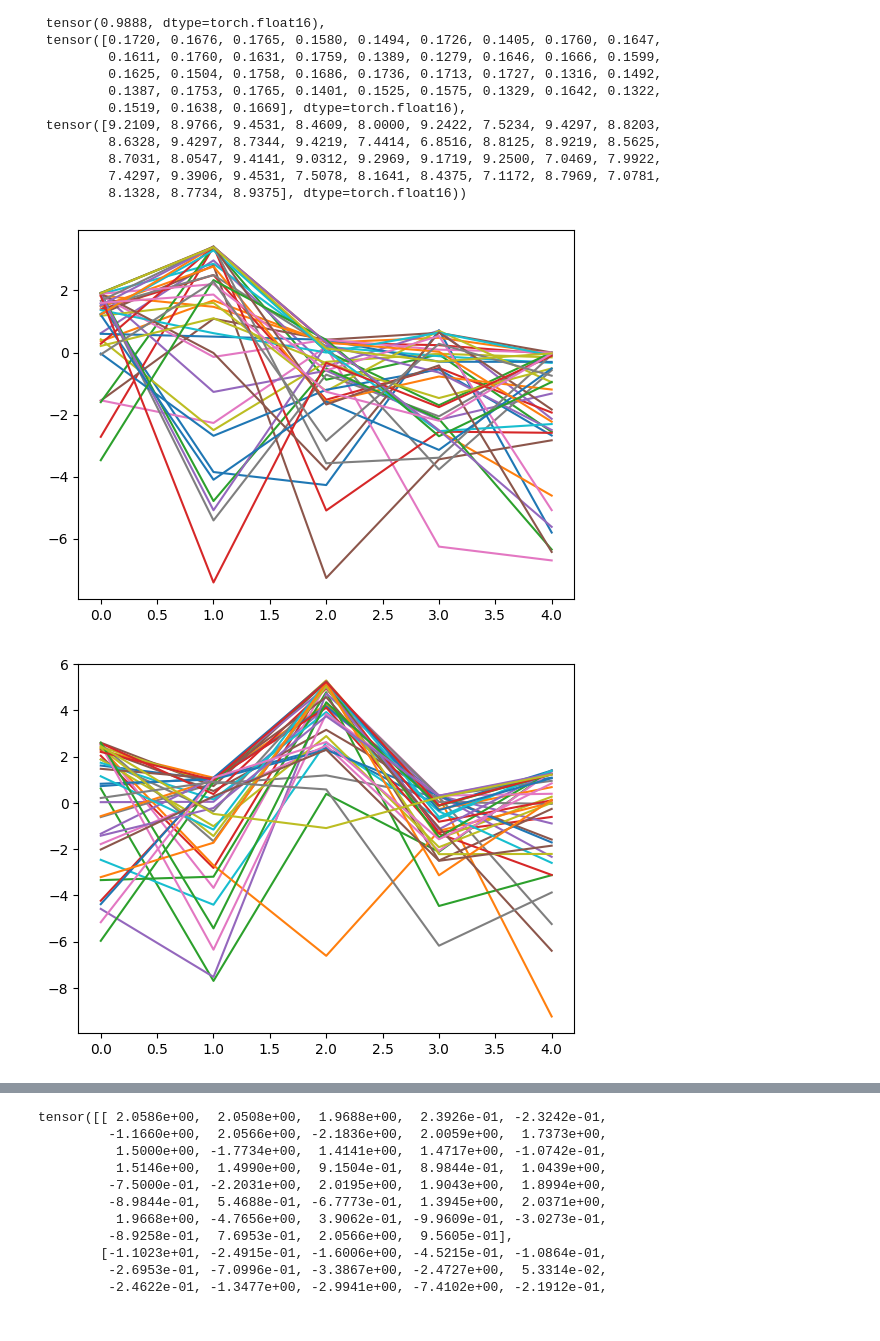
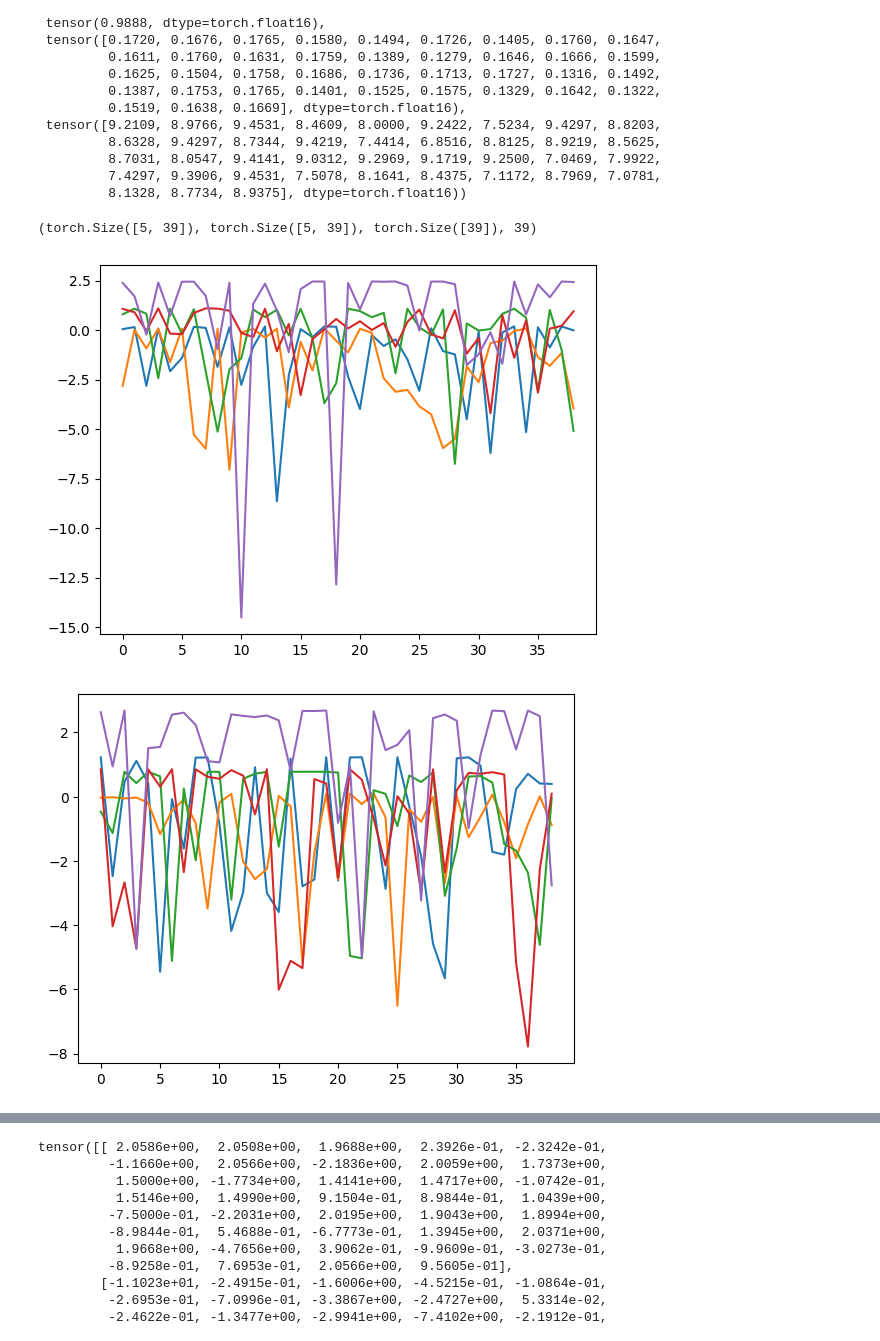
Before and after one commit to loganriggs/renormalization_interp, a Jupyter notebook: datapoint_sim.ipynb, the cells around one changed output, grey strips where cells are left out. Drawn from its saved outputs; the diff is of its cells as text; code cells hidden in the pictures.

```diff
--- a/datapoint_sim.ipynb
+++ b/datapoint_sim.ipynb
@@ -4,9 +4,9 @@ import torch
 # format is checkpoints/feature_sim_0.pt, checkpoints/feature_sim_19, checkpoints/feature_sim_39
 # checkpoint_every = 30
 # max_checkpoint = 420
-checkpoint_every = 500
+checkpoint_every = 100
 # max_checkpoint = 49000
-max_checkpoint = 20000
+max_checkpoint = 6200
 # checkpoint_every = 10
 # max_checkpoint = 60
 
@@ -14,19 +14,20 @@ max_checkpoint = 20000
 all_checkpoint_names = [f"checkpoints/ce_loss_and_activations_{i}.pt" for i in list(range(checkpoint_every, max_checkpoint, checkpoint_every))]
 
 all_acts = []
-all_ce_diffs = []
-noisy_ce_diff = None
-noisy_acts = None
+noisy_ces = []
+w_diffs = []
 for checkpoint_name in all_checkpoint_names:
     checkpoint_noise = torch.load(checkpoint_name)
-    ce_diff_key, activation_key  = checkpoint_noise.keys()
+    ce_diff_key, activation_key, w_diff_key  = checkpoint_noise.keys()
     activations = checkpoint_noise[activation_key]
     ce_diffs = checkpoint_noise[ce_diff_key]
+    w_diff = checkpoint_noise[w_diff_key]
     all_acts.append(activations)
-    all_ce_diffs.append(ce_diffs)
+    noisy_ces.append(ce_diffs)
+    w_diffs.append(w_diff)
 
 all_acts = torch.stack(all_acts, dim=0)
-all_ce_diffs = torch.stack(all_ce_diffs, dim=0)
+noisy_ces = torch.stack(noisy_ces, dim=0)
 # %%
 original_name = "checkpoints/first_batch_info_skip_first_token.pt"
 first_checkpoint = torch.load(original_name)
@@ -34,5 +35,5 @@ ce_key, act_key, tok_key = first_checkpoint.keys()
 orig_ce_loss = first_checkpoint[ce_key]
 tokens = first_checkpoint[tok_key]
 
-orig_ce_loss.shape, all_ce_diffs.shape
-all_ce_diffs = orig_ce_loss - all_ce_diffs  # [checkpoint, d_points, seq_len]
+# orig_probs = 10**(-1*orig_ce_loss)
+all_ce_diffs = orig_ce_loss - noisy_ces  # [checkpoint, d_points, seq_len]
@@ -147,14 +205,24 @@ sim_matrix.max(dim=0).values.topk(10), sim_matrix[d_idx].max(), normed_ce_diff[:
          8.7031, 8.0547, 9.4141, 9.0312, 9.2969, 9.1719, 9.2500, 7.0469, 7.9922,
          7.4297, 9.3906, 9.4531, 7.5078, 8.1641, 8.4375, 7.1172, 8.7969, 7.0781,
          8.1328, 8.7734, 8.9375], dtype=torch.float16))
+# %%
+reduced_ce_diff.T[rand_ind].shape, reduced_ce_diff.T[rand_ind].shape, line.shape, num_checkpoints, torch.arange
+# %% [output]
+(torch.Size([5, 39]), torch.Size([5, 39]), torch.Size([39]), 39)
 # %%
 import matplotlib.pyplot as plt
+datapoints_per_plot = 5
+num_checkpoints = reduced_ce_diff.shape[0]
 for _ in range(10):
     plt.figure()
-    rand_ind = torch.randint(0, reduced_ce_diff.shape[-1], size=(5, 1)).squeeze()
 
-    plt.plot(reduced_ce_diff.T[rand_ind])
+    rand_ind = torch.randint(0, reduced_ce_diff.shape[-1], size=(datapoints_per_plot, 1)).squeeze()
+    for d_idx in range(datapoints_per_plot):
+        line = reduced_ce_diff.T[rand_ind[d_idx]]
+        x_axis = torch.arange(num_checkpoints)
+        plt.plot(x_axis, line)
+        plt.plot()
     plt.show()
 # %% [output]
-[figure, old version]
+[figure, new version]
-[figure, old version]
+[figure, new version]
```
Also changed, not shown: parts of 2 cells of this notebook, 1 other file.
